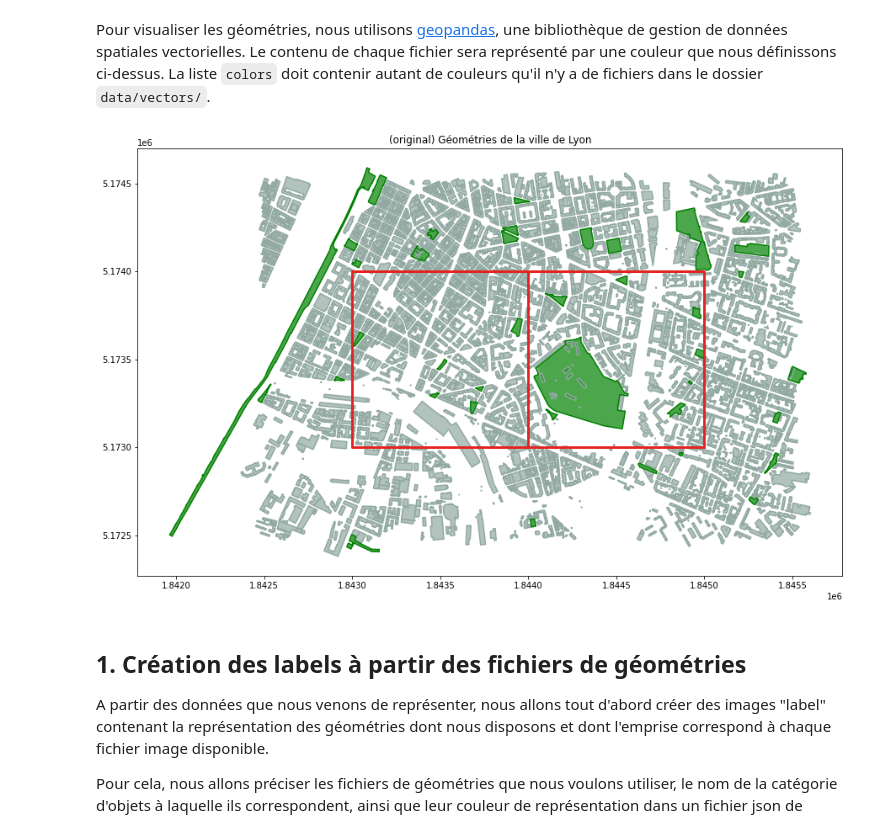
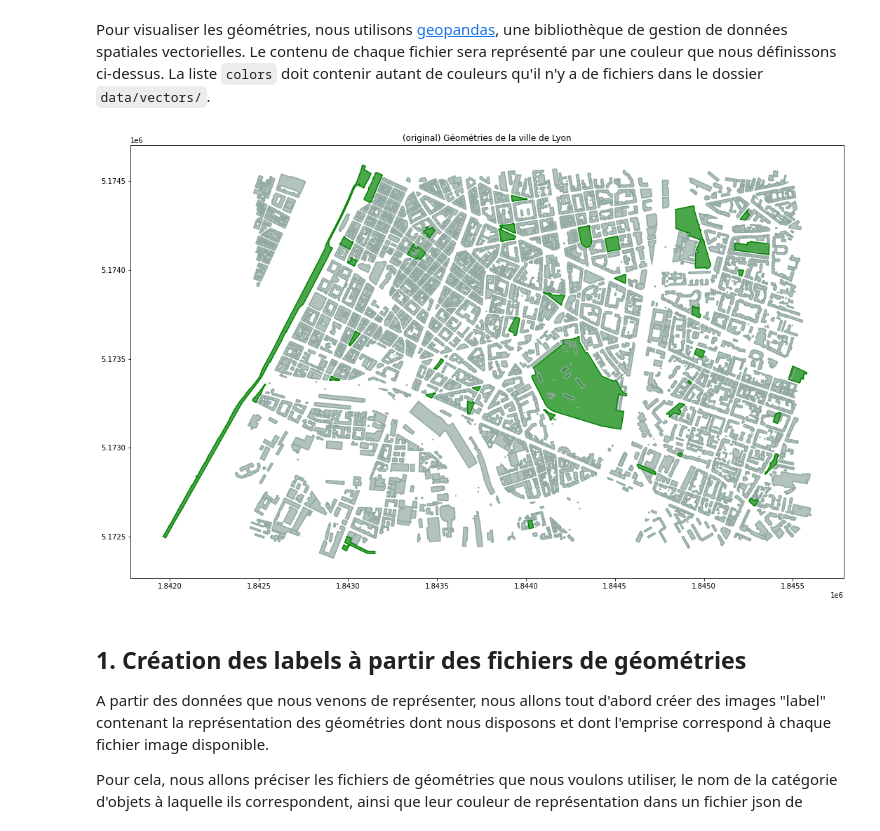
Before and after one commit to makinacorpus/geolabel-maker, a Jupyter notebook: notebooks/Use_geolabel_maker.ipynb, the cells around one changed output. Drawn from its saved outputs; the diff is of its cells as text; code cells hidden in the pictures.

```diff
--- a/notebooks/Use_geolabel_maker.ipynb
+++ b/notebooks/Use_geolabel_maker.ipynb
@@ -114,28 +114,29 @@ vectors = list(Path(DIR_CATEGORIES).iterdir())
 # %%
 # Charge les coordonnées d'une des images
 crs = rasterio.open(images[0]).crs
 
 # Visualisation des fichiers vecteurs.
 fig, ax = plt.subplots(figsize=(15, 15))
 
 for vector_file, color in zip(vectors, colors) :
     # Lecture du fichier vecteur
     vector_data = gpd.read_file(vector_file)
     # Conversion du systeme de coordonnées pour que toutes les géométries
     # soient dans le même système que les coordonnées des images.
     vector_data = vector_data.to_crs(crs)
     vector_data.plot(color=color, alpha=0.7, ax=ax)
     vector_data.boundary.plot(edgecolor=color, ax=ax)
 
 # Les emprises des images sont représentées par un carré rouge.
-for x,y in images_xy :
-    ax.plot(x, y, color='#e52222',
-        linewidth=3, solid_capstyle='round')
+# for x,y in images_xy :
+#     ax.plot(x, y, color='#e52222',
+#         linewidth=3, solid_capstyle='round')
 
 plt.title("(original) Géométries de la ville de Lyon")
-plt.show()
+plt.tight_layout()
+plt.savefig("geolabel_maker_categories_only.png", dpi=300)
 # %% [output]
-[figure, old version]
+[figure, new version]
 # %% [markdown]
 ## 1. Création des labels à partir des fichiers de géométries
 
```
Also changed, not shown: parts of 6 cells of this notebook, 19 other files.
